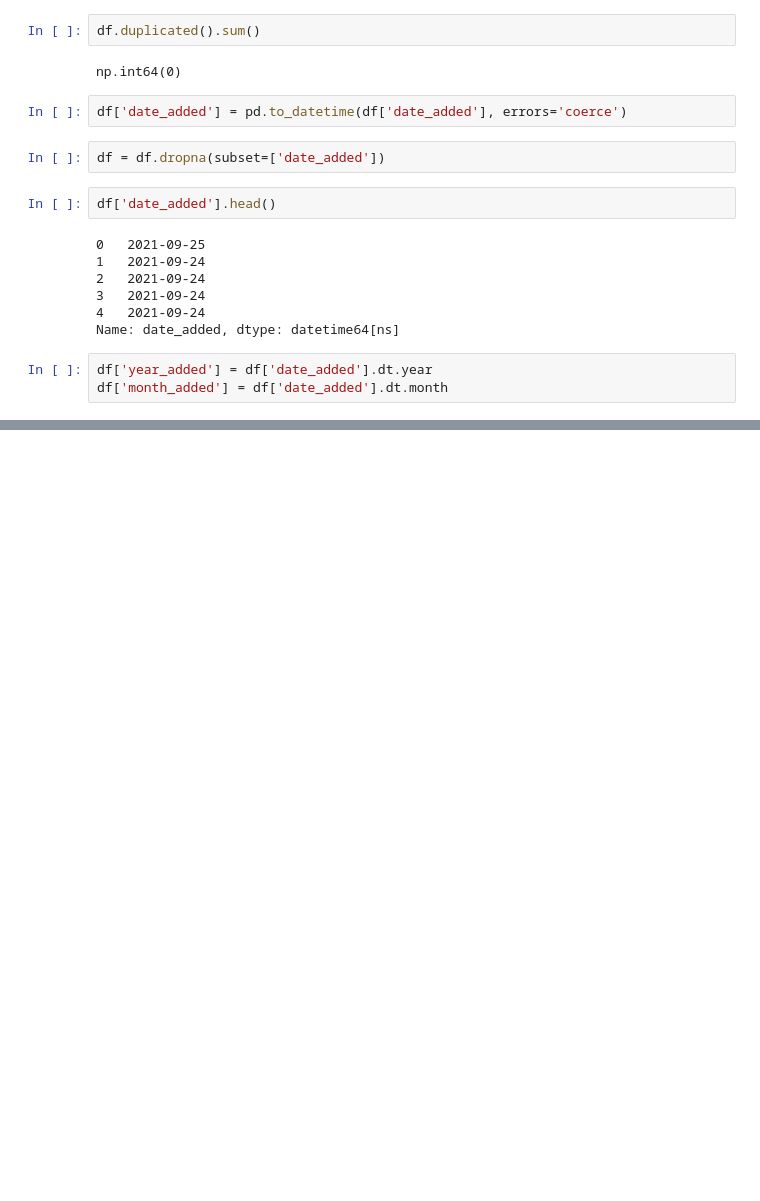
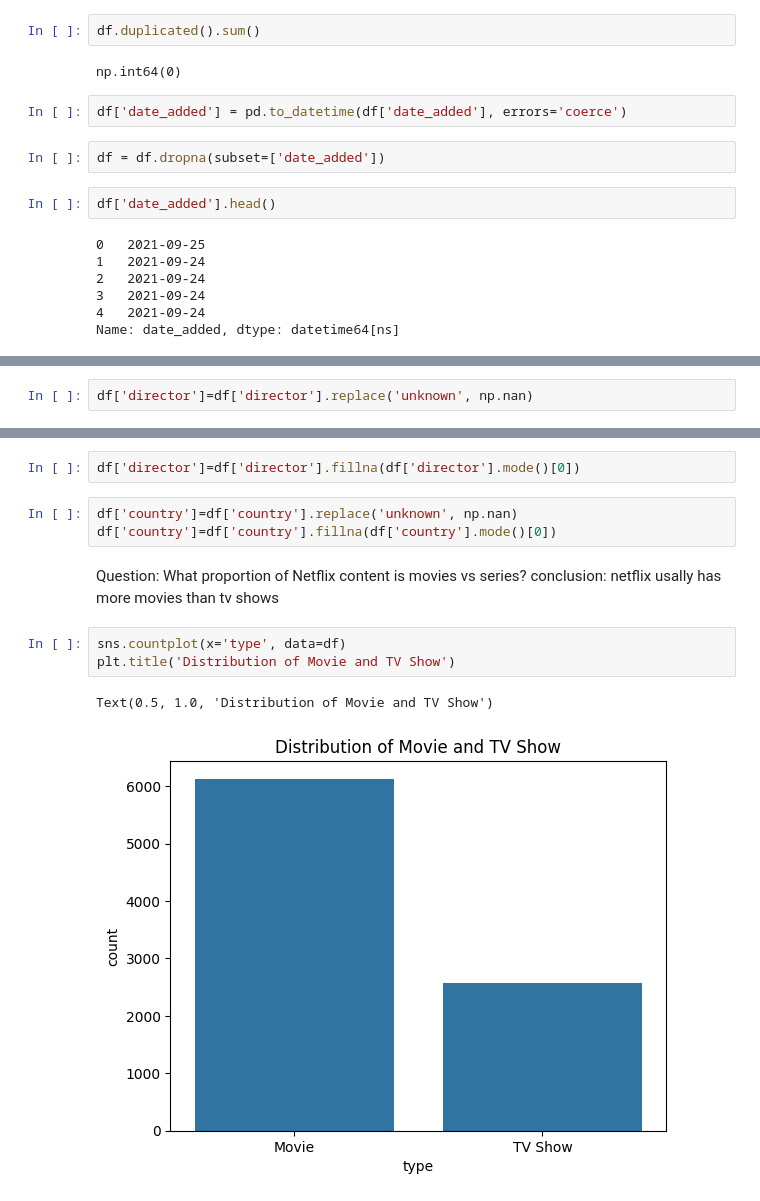
Before and after one commit to ibirender/netflix-eda-analysis, a Jupyter notebook: Netflix_eda.ipynb, the cells around one changed output, grey strips where cells are left out. Drawn from its saved outputs; the diff is of its cells as text; blank space fills up the shorter version.

```diff
--- a/Netflix_eda.ipynb
+++ b/Netflix_eda.ipynb
@@ -175,9 +159,6 @@ df['date_added'].head()
 3   2021-09-24
 4   2021-09-24
 Name: date_added, dtype: datetime64[ns]
-# %%
-df['year_added'] = df['date_added'].dt.year
-df['month_added'] = df['date_added'].dt.month
 # %%
 df.isnull().sum()
 # %% [output]
@@ -200,0 +187,2 @@ df.head()
+# %%
+df['director']=df['director'].replace('unknown', np.nan)
@@ -200,0 +198,14 @@ df.head()
+# %%
+df['director']=df['director'].fillna(df['director'].mode()[0])
+# %%
+df['country']=df['country'].replace('unknown', np.nan)
+df['country']=df['country'].fillna(df['country'].mode()[0])
+# %% [markdown]
+Question: What proportion of Netflix content is movies vs series?
+conclusion: netflix usally has more movies than tv shows
+# %%
+sns.countplot(x='type', data=df)
+plt.title('Distribution of Movie and TV Show')
+# %% [output]
+Text(0.5, 1.0, 'Distribution of Movie and TV Show')
+[figure, added]
```
Also changed, not shown: parts of 12 cells of this notebook.
